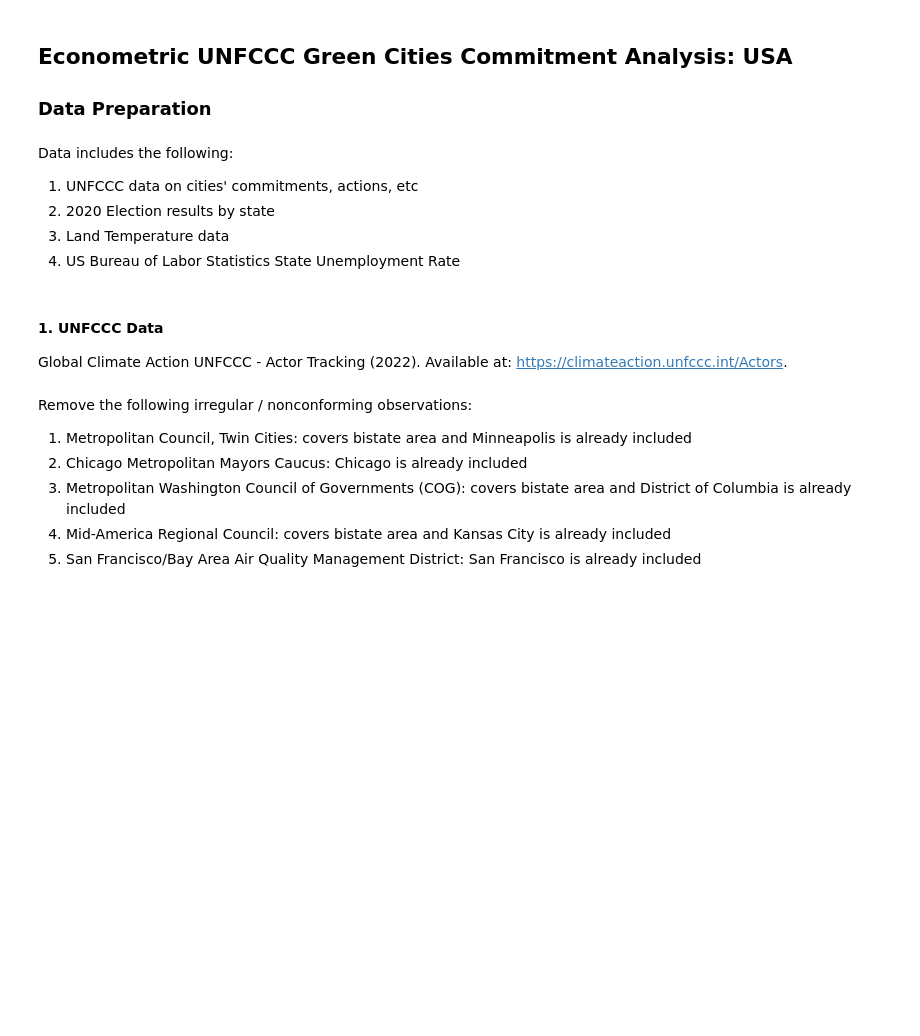
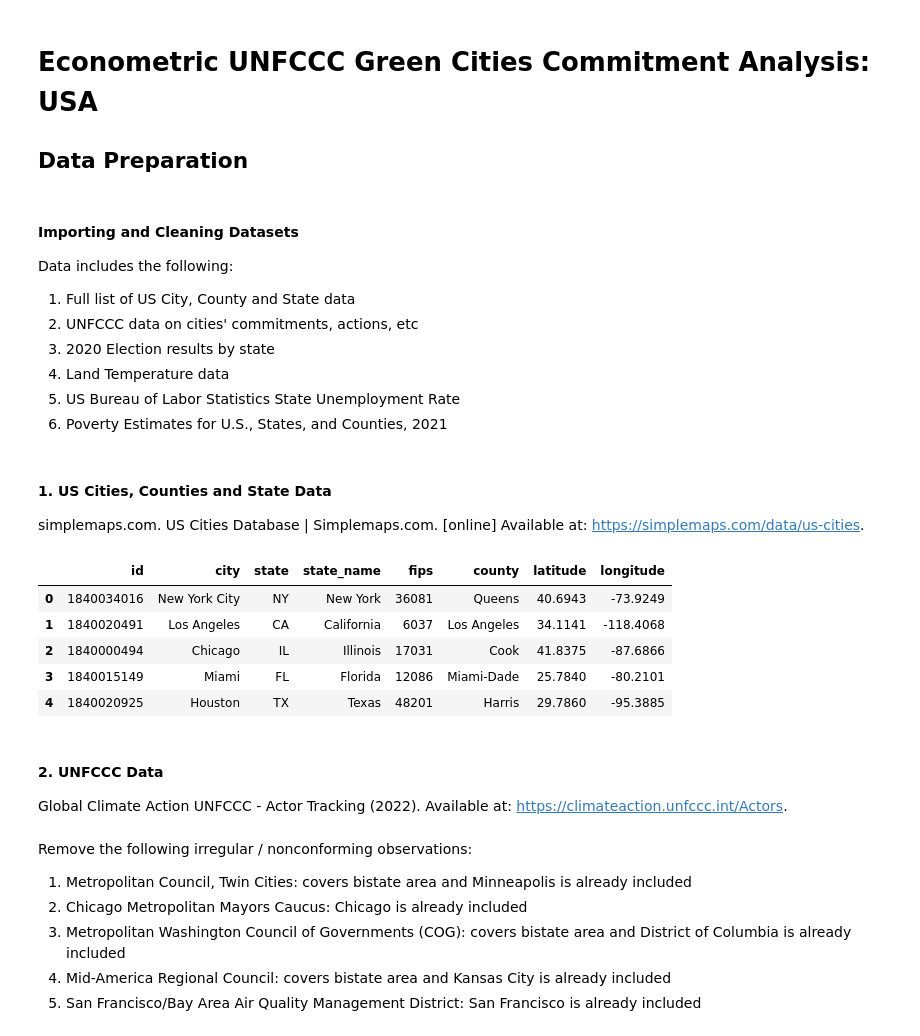
Before and after one commit to paulroconnor/UNFCCC-Econometric-Analysis, a Jupyter notebook: DataPreparation.ipynb, the cells around one changed output. Cells and saved outputs as stored; diff of their text form; code cells hidden in the pictures; blank space fills up the shorter version.

```diff
--- a/DataPreparation.ipynb
+++ b/DataPreparation.ipynb
@@ -1,13 +1,19 @@
 # %% [markdown]
-## Econometric UNFCCC Green Cities Commitment Analysis: USA
-### Data Preparation
+# Econometric UNFCCC Green Cities Commitment Analysis: USA
+## Data Preparation
 # %% [markdown]
+#### Importing and Cleaning Datasets
 Data includes the following:
-1. UNFCCC data on cities' commitments, actions, etc
-2. 2020 Election results by state
-3. Land Temperature data
-4. US Bureau of Labor Statistics State Unemployment Rate
+1. Full list of US City, County and State data
+2. UNFCCC data on cities' commitments, actions, etc
+3. 2020 Election results by state
+4. Land Temperature data
+5. US Bureau of Labor Statistics State Unemployment Rate
+6. Poverty Estimates for U.S., States, and Counties, 2021
 # %%
 import pandas as pd
 import numpy as np
 import re
+# %% [markdown]
+#### 1. US Cities, Counties and State Data
+simplemaps.com. US Cities Database | Simplemaps.com. [online] Available at: https://simplemaps.com/data/us-cities.
@@ -14,5 +22,14 @@ import re
+# %%
+Cities.head()
+# %% [output]
+|  | id | city | state | state_name | fips | county | latitude | longitude |
+| 0 | 1840034016 | New York City | NY | New York | 36081 | Queens | 40.6943 | -73.9249 |
+| 1 | 1840020491 | Los Angeles | CA | California | 6037 | Los Angeles | 34.1141 | -118.4068 |
+| 2 | 1840000494 | Chicago | IL | Illinois | 17031 | Cook | 41.8375 | -87.6866 |
+| 3 | 1840015149 | Miami | FL | Florida | 12086 | Miami-Dade | 25.7840 | -80.2101 |
+| 4 | 1840020925 | Houston | TX | Texas | 48201 | Harris | 29.7860 | -95.3885 |
 # %% [markdown]
-#### 1. UNFCCC Data
+#### 2. UNFCCC Data
 Global Climate Action UNFCCC - Actor Tracking (2022). Available at: https://climateaction.unfccc.int/Actors.
 # %%
 UNFCCC = pd.read_csv('UNFCCC.csv')
```
Also changed, not shown: parts of 17 cells of this notebook.
